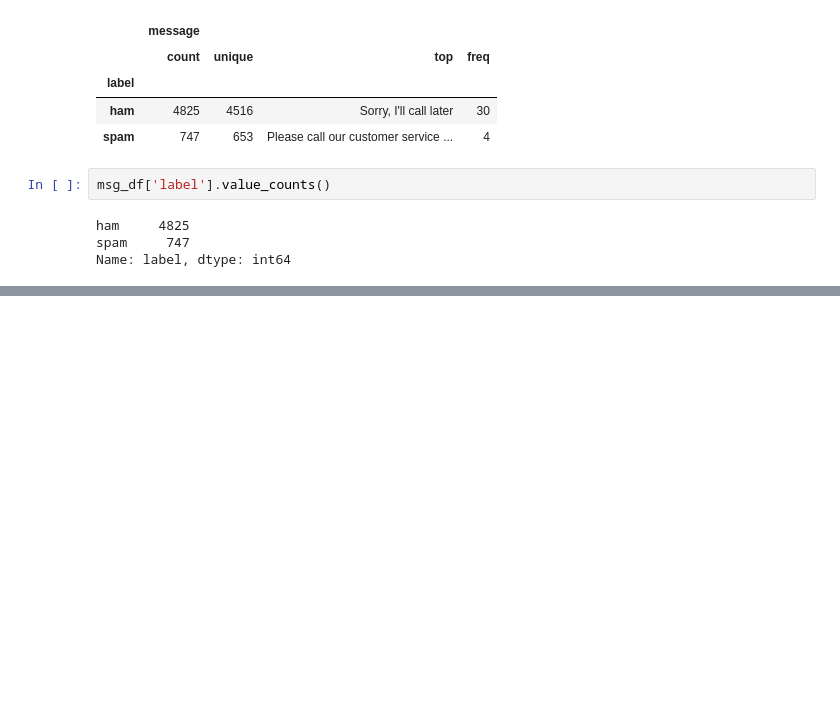
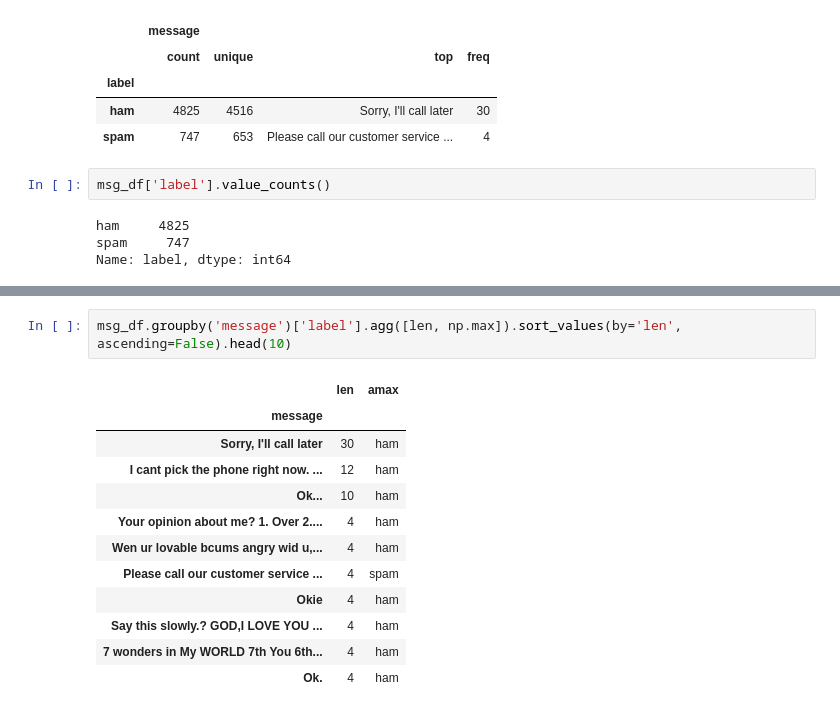
Before and after one commit to EddyGiusepe/Spam_classifier_using_Python, a Jupyter notebook: spam_classification_ML_End_to_End_Deployment.ipynb, the cells around one changed output, grey strips where cells are left out. Saved outputs shown, nothing was run; the diff lists cells and outputs as text; blank space fills up the shorter version.

```diff
--- a/spam_classification_ML_End_to_End_Deployment.ipynb
+++ b/spam_classification_ML_End_to_End_Deployment.ipynb
@@ -136,0 +144,15 @@ Name: label, dtype: int64
+# %%
+msg_df.groupby('message')['label'].agg([len, np.max]).sort_values(by='len', ascending=False).head(10)
+# %% [output]
+|  | len | amax |
+| message |  |  |
+| Sorry, I'll call later | 30 | ham |
+| I cant pick the phone right now. ... | 12 | ham |
+| Ok... | 10 | ham |
+| Your opinion about me? 1. Over 2.... | 4 | ham |
+| Wen ur lovable bcums angry wid u,... | 4 | ham |
+| Please call our customer service ... | 4 | spam |
+| Okie | 4 | ham |
+| Say this slowly.? GOD,I LOVE YOU ... | 4 | ham |
+| 7 wonders in My WORLD 7th You 6th... | 4 | ham |
+| Ok. | 4 | ham |
```
Also changed, not shown: parts of 20 cells of this notebook.
